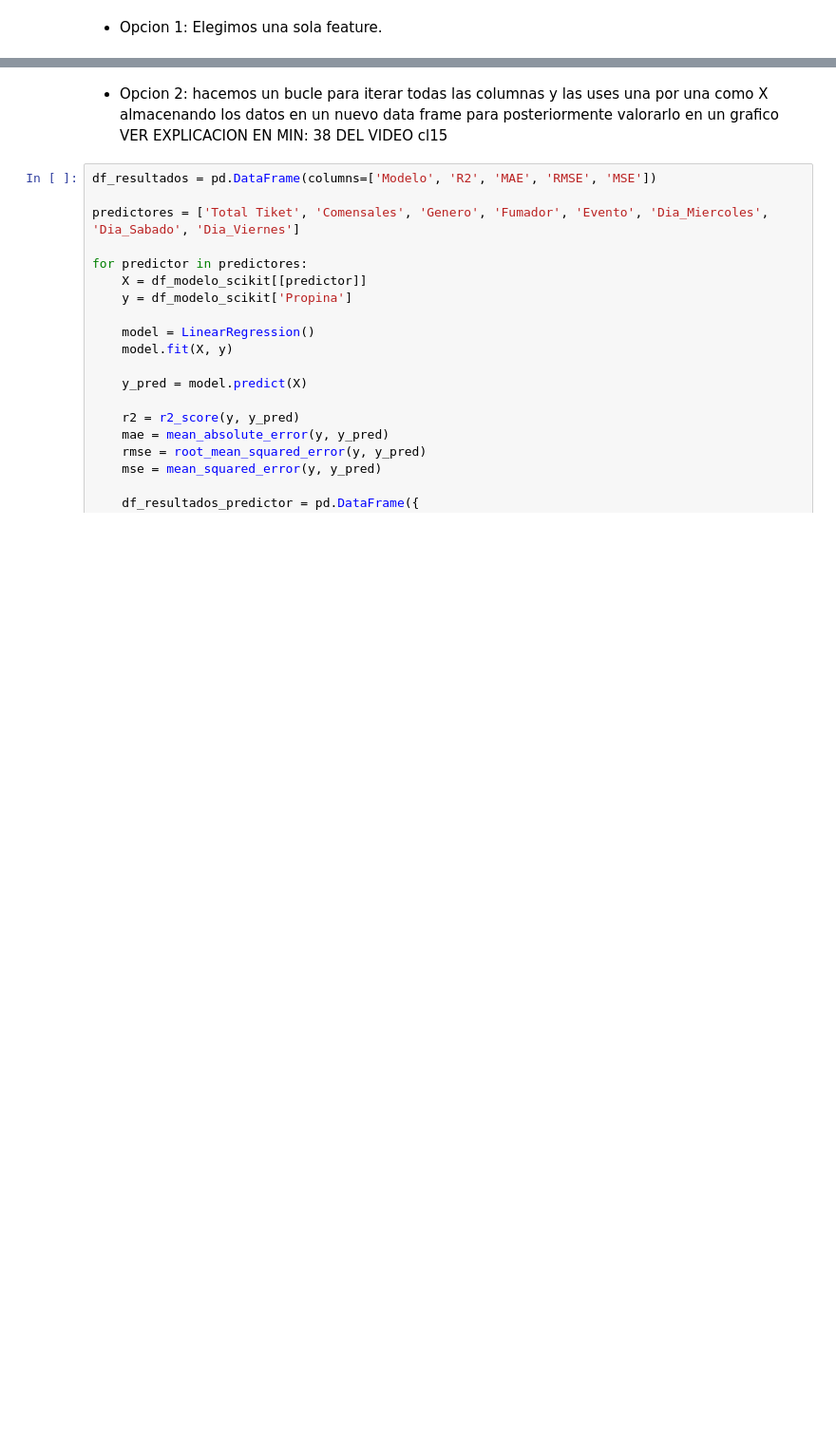
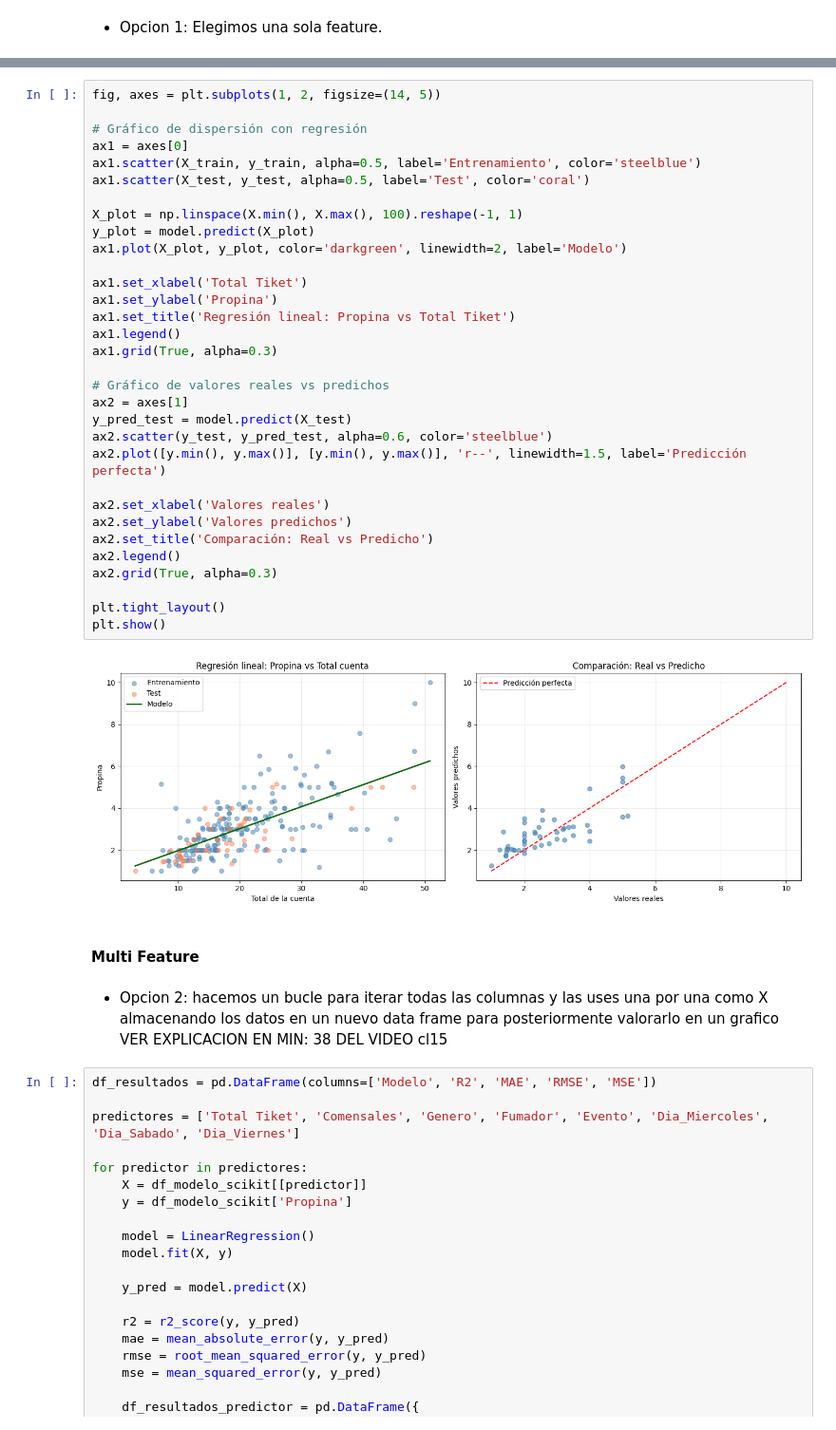
Before and after one commit to MarcoCasSir/LaboratorioDataScience, a Jupyter notebook: act3/tips_marco_casati.ipynb, the cells around one changed output, grey strips where cells are left out. Shown at 95% size. Cells and saved outputs as stored; diff of their text form; blank space fills up the shorter version.

Commit message:
Entrenamiento y predicion con una sola feature

```diff
--- a/act3/tips_marco_casati.ipynb
+++ b/act3/tips_marco_casati.ipynb
@@ -994,3 +1042,39 @@ dtype: object
+# %%
+fig, axes = plt.subplots(1, 2, figsize=(14, 5))
+
+# Gráfico de dispersión con regresión
+ax1 = axes[0]
+ax1.scatter(X_train, y_train, alpha=0.5, label='Entrenamiento', color='steelblue')
+ax1.scatter(X_test, y_test, alpha=0.5, label='Test', color='coral')
+
+X_plot = np.linspace(X.min(), X.max(), 100).reshape(-1, 1)
+y_plot = model.predict(X_plot)
+ax1.plot(X_plot, y_plot, color='darkgreen', linewidth=2, label='Modelo')
+
+ax1.set_xlabel('Total Tiket')
+ax1.set_ylabel('Propina')
+ax1.set_title('Regresión lineal: Propina vs Total Tiket')
+ax1.legend()
+ax1.grid(True, alpha=0.3)
+
+# Gráfico de valores reales vs predichos
+ax2 = axes[1]
+y_pred_test = model.predict(X_test)
+ax2.scatter(y_test, y_pred_test, alpha=0.6, color='steelblue')
+ax2.plot([y.min(), y.max()], [y.min(), y.max()], 'r--', linewidth=1.5, label='Predicción perfecta')
+
+ax2.set_xlabel('Valores reales')
+ax2.set_ylabel('Valores predichos')
+ax2.set_title('Comparación: Real vs Predicho')
+ax2.legend()
+ax2.grid(True, alpha=0.3)
+
+plt.tight_layout()
+plt.show()
+# %% [output]
+[figure, added]
+# %% [markdown]
+#### Multi Feature
 # %% [markdown]
 - Opcion 2: hacemos un bucle para iterar todas las columnas y las uses una por una como X
   almacenando los datos en un nuevo data frame para posteriormente valorarlo en un grafico     VER EXPLICACION EN MIN: 38 DEL VIDEO cl15
```
Also changed, not shown: parts of 11 cells of this notebook.
